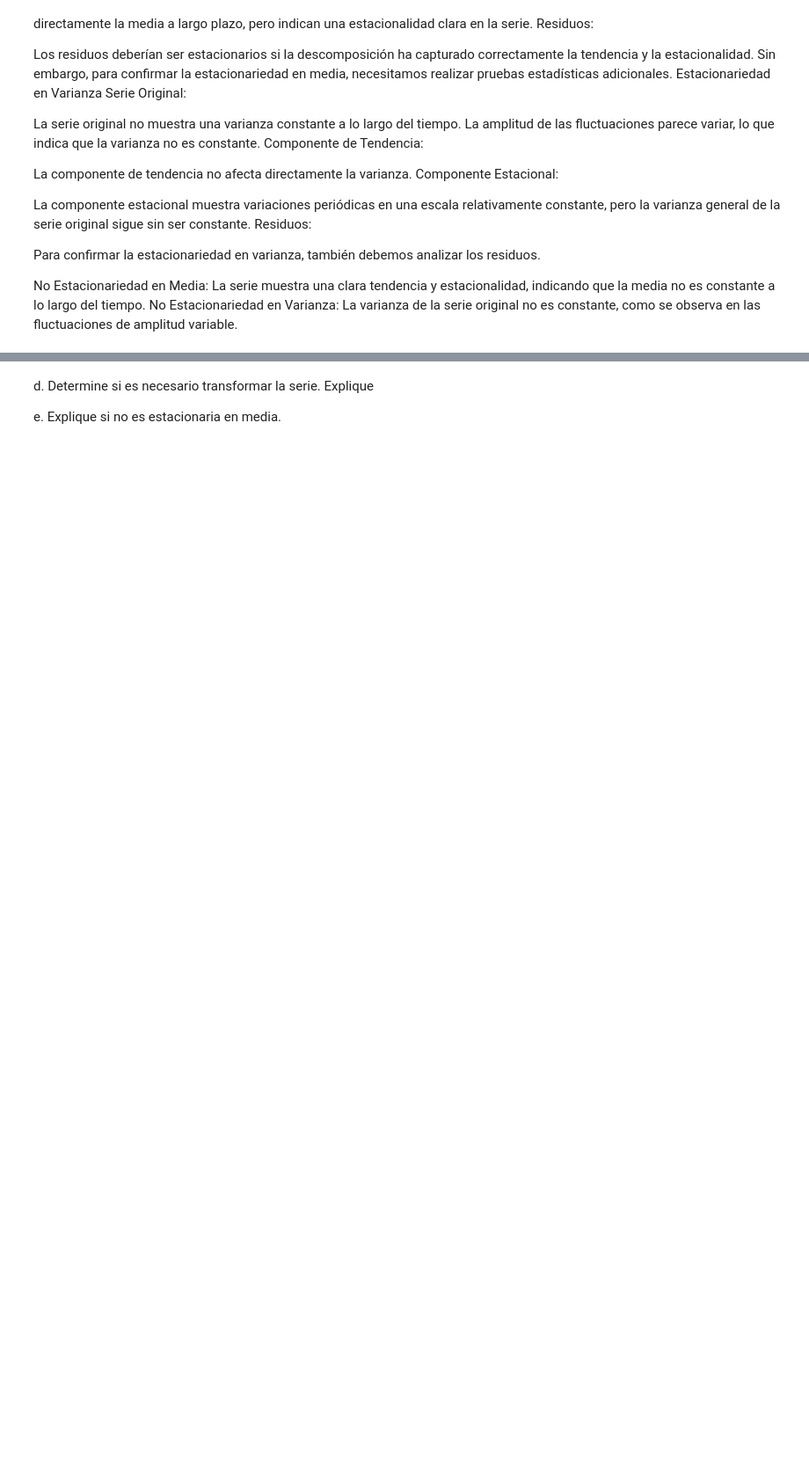
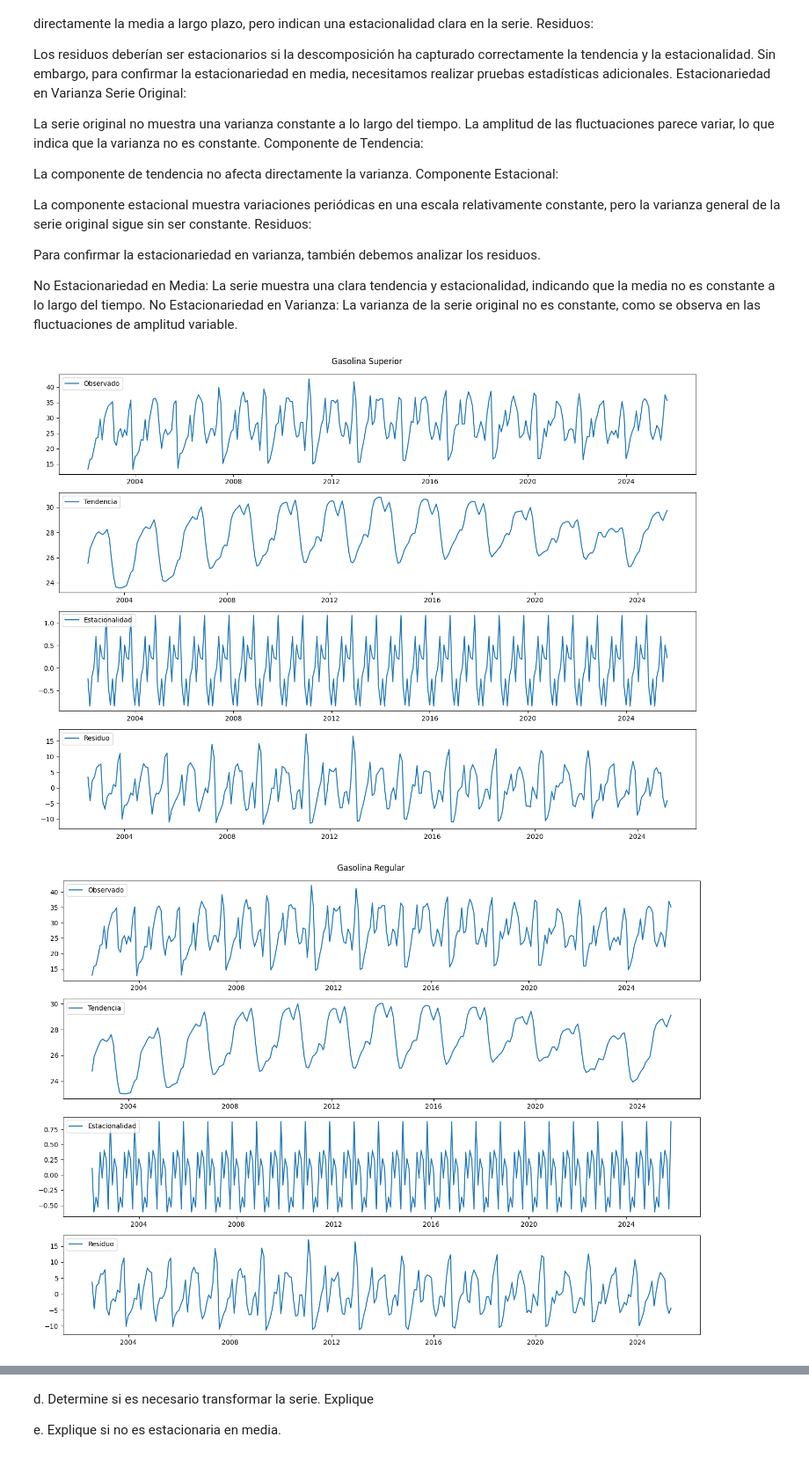
Before and after one commit to AGM54/DataSc, a Jupyter notebook: data.ipynb, the cells around one changed output, grey strips where cells are left out. Shown at 88% size. Drawn from its saved outputs; the diff is of its cells as text; code cells hidden in the pictures; blank space fills up the shorter version.

```diff
--- a/data.ipynb
+++ b/data.ipynb
@@ -510,3 +580,82 @@ Para confirmar la estacionariedad en varianza, también debemos analizar los res
 
 No Estacionariedad en Media: La serie muestra una clara tendencia y estacionalidad, indicando que la media no es constante a lo largo del tiempo.
 No Estacionariedad en Varianza: La varianza de la serie original no es constante, como se observa en las fluctuaciones de amplitud variable.
+# %%
+import pandas as pd
+import matplotlib.pyplot as plt
+from statsmodels.tsa.seasonal import seasonal_decompose
+
+# Función para limpiar y preparar los datos
+def prepare_data(df, fuel_name):
+    df_cleaned = df.drop([0], axis=0).reset_index(drop=True)
+    expected_columns = ["Mes/Año", "Aux1", "2002", "2003", "2004", "2005",
+                        "2006", "2007", "2008", "2009", "2010", "2011",
+                        "2012", "2013", "2014", "2015", "2016", "2017",
+                        "2018", "2019", "2020", "2021", "2022", "2023", "2024"]
+    current_columns = df_cleaned.columns.tolist()
+    if len(current_columns) > len(expected_columns):
+        df_cleaned = df_cleaned.iloc[:, :len(expected_columns)]
+    df_cleaned.columns = expected_columns[:len(df_cleaned.columns)]
+    df_cleaned = df_cleaned.drop(columns=["Aux1"])
+    df_cleaned["Mes/Año"] = pd.date_range(start='2002-01-01', periods=len(df_cleaned), freq='M')
+    df_cleaned = df_cleaned.set_index("Mes/Año")
+    df_cleaned = df_cleaned.apply(pd.to_numeric, errors='coerce')
+    df_cleaned['Fuel'] = fuel_name
+    return df_cleaned
+
+# Cargar el archivo Excel con múltiples hojas
+file_path = 'precios.xlsx'
+xls = pd.ExcelFile(file_path)
+
+# Cargar todas las hojas relevantes
+sheet1 = pd.read_excel(file_path, sheet_name='Hoja1')
+sheet2 = pd.read_excel(file_path, sheet_name='Hoja2')
+sheet3 = pd.read_excel(file_path, sheet_name='Hoja3')
+sheet4 = pd.read_excel(file_path, sheet_name='Hoja4')
+
+# Preparar los datos de todas las hojas
+df_superior = prepare_data(sheet1, 'Gasolina Superior')
+df_regular = prepare_data(sheet2, 'Gasolina Regular')
+df_diesel = prepare_data(sheet3, 'Aceite Combustible Diésel')
+df_gas_licuado = prepare_data(sheet4, 'Gas Licuado')
+
+# Combinar todas las columnas de años en una sola serie para cada combustible
+def combine_years(df):
+    combined_series = df.drop(columns=['Fuel']).stack()
+    combined_series.index = pd.date_range(start='2002-01-01', periods=len(combined_series), freq='M')
+    return combined_series
+
+series_superior = combine_years(df_superior)
+series_regular = combine_years(df_regular)
+series_diesel = combine_years(df_diesel)
+series_gas_licuado = combine_years(df_gas_licuado)
+
+# Función para descomponer y graficar una serie de tiempo
+def decompose_and_plot(series, title):
+    decomposition = seasonal_decompose(series, model='additive', period=12)
+
+    plt.figure(figsize=(14, 10))
+    plt.subplot(411)
+    plt.plot(decomposition.observed, label='Observado')
+    plt.legend(loc='upper left')
+    plt.subplot(412)
+    plt.plot(decomposition.trend, label='Tendencia')
+    plt.legend(loc='upper left')
+    plt.subplot(413)
+    plt.plot(decomposition.seasonal, label='Estacionalidad')
+    plt.legend(loc='upper left')
+    plt.subplot(414)
+    plt.plot(decomposition.resid, label='Residuo')
+    plt.legend(loc='upper left')
+    plt.tight_layout()
+    plt.suptitle(title, y=1.02)
+    plt.show()
+
+# Descomponer y graficar las series de tiempo desde 2002 hasta 2023
+decompose_and_plot(series_superior, 'Gasolina Superior')
+decompose_and_plot(series_regular, 'Gasolina Regular')
+decompose_and_plot(series_diesel, 'Aceite Combustible Diésel')
+decompose_and_plot(series_gas_licuado, 'Gas Licuado')
+# %% [output]
+[figure, added]
+[figure, added]
```
Also changed, not shown: parts of 17 cells of this notebook.
